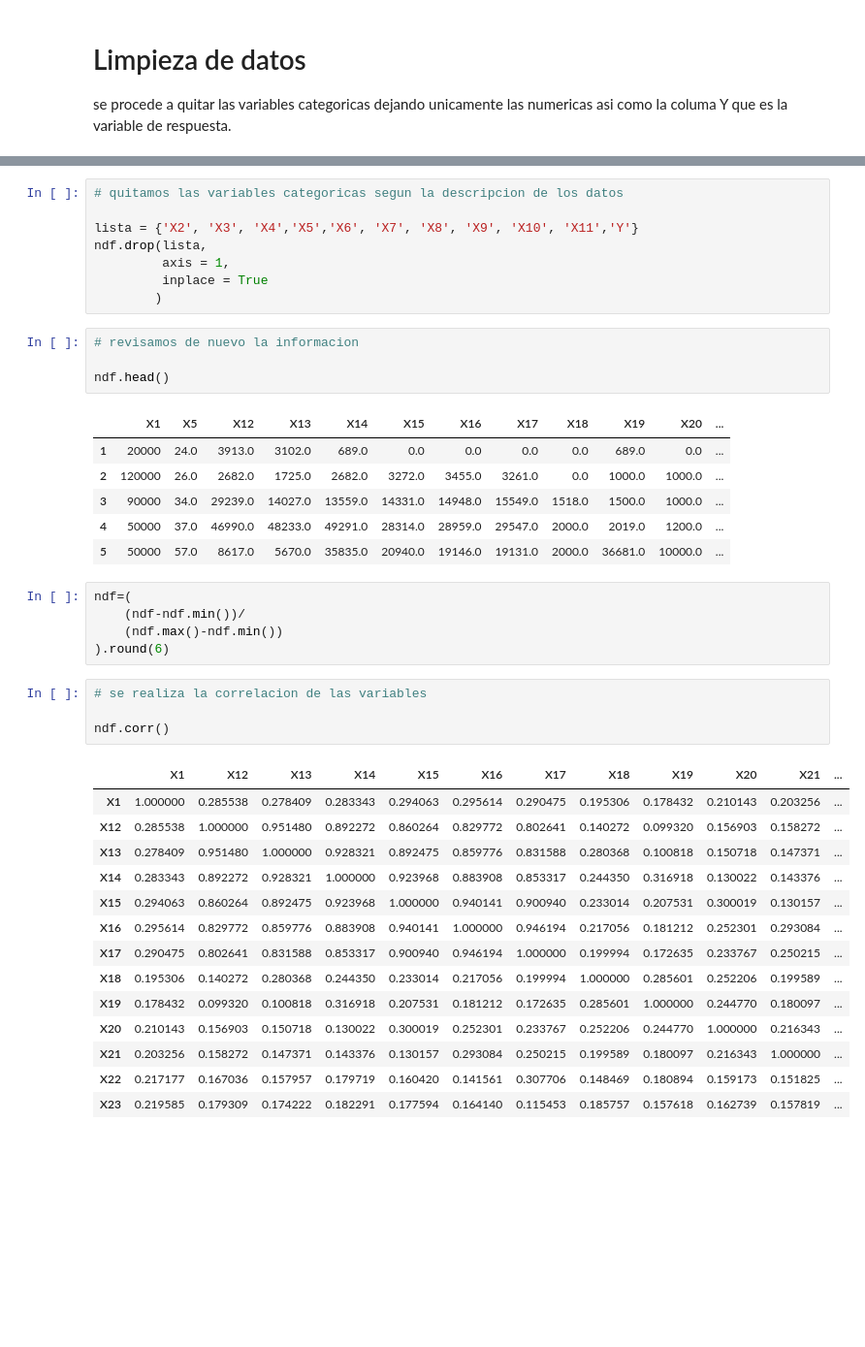
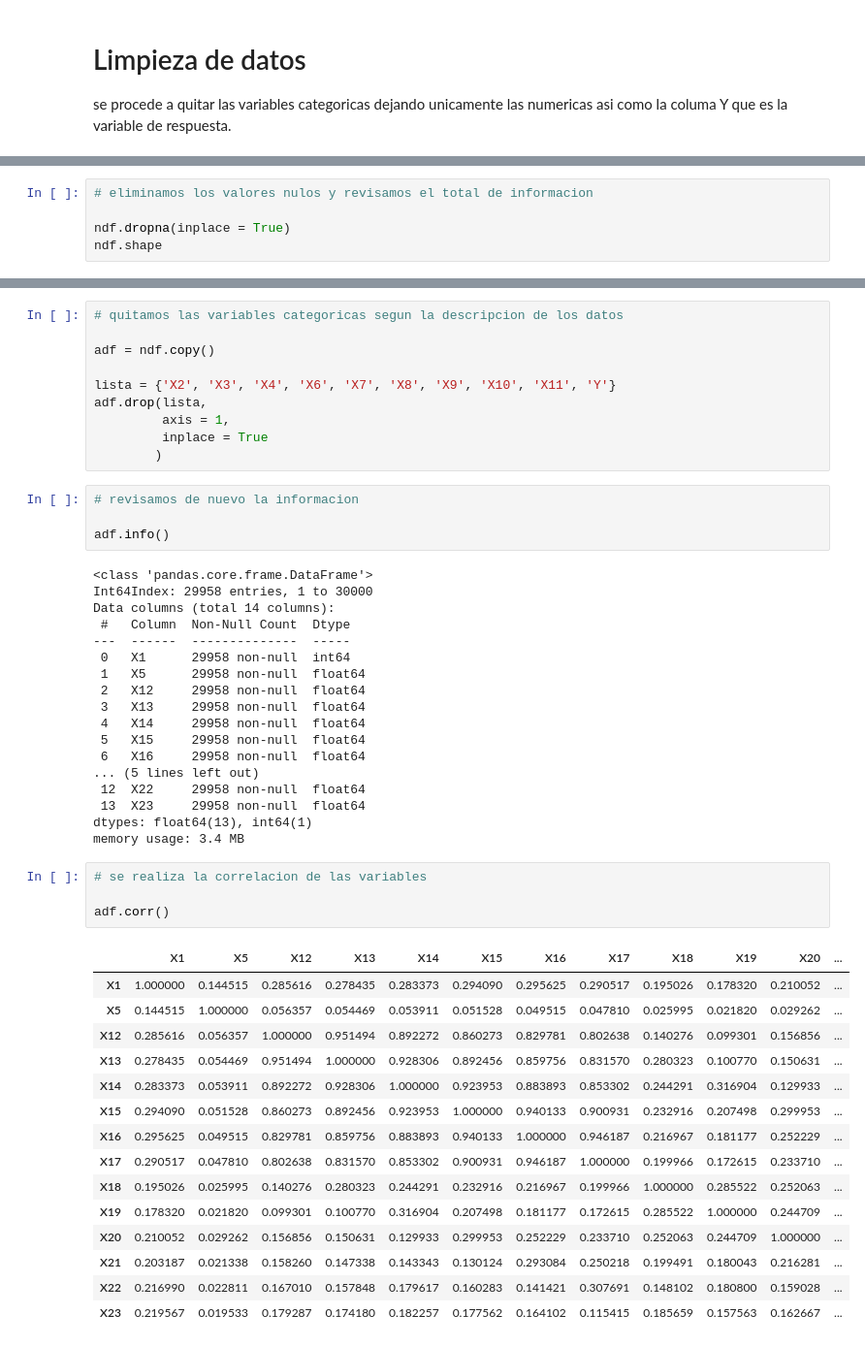
Before and after one commit to PosgradoMNA/actividades-del-projecto-equipo-46, a Jupyter notebook: Actividad_Semana_4.ipynb, the cells around one changed output, grey strips where cells are left out. Shown: that part at 97% size. Drawn from its saved outputs; the diff is of its cells as text; blank space fills up the shorter version.

```diff
--- a/Actividad_Semana_4.ipynb
+++ b/Actividad_Semana_4.ipynb
@@ -71,0 +99,5 @@ Index(['X1', 'X2', 'X3', 'X4', 'X5', 'X6', 'X7', 'X8', 'X9', 'X10', 'X11',
+# %%
+# eliminamos los valores nulos y revisamos el total de informacion
+
+ndf.dropna(inplace = True)
+ndf.shape
@@ -72,46 +118,55 @@ Index(['X1', 'X2', 'X3', 'X4', 'X5', 'X6', 'X7', 'X8', 'X9', 'X10', 'X11',
 # %%
 # quitamos las variables categoricas segun la descripcion de los datos
 
-lista = {'X2', 'X3', 'X4','X5','X6', 'X7', 'X8', 'X9', 'X10', 'X11','Y'}
-ndf.drop(lista,
+adf = ndf.copy()
+
+lista = {'X2', 'X3', 'X4', 'X6', 'X7', 'X8', 'X9', 'X10', 'X11', 'Y'}
+adf.drop(lista,
          axis = 1,
          inplace = True
         )
 # %%
 # revisamos de nuevo la informacion
 
-ndf.head()
+adf.info()
 # %% [output]
-|  | X1 | X5 | X12 | X13 | X14 | X15 | X16 | X17 | X18 | X19 | X20 | ... |
-| 1 | 20000 | 24.0 | 3913.0 | 3102.0 | 689.0 | 0.0 | 0.0 | 0.0 | 0.0 | 689.0 | 0.0 | ... |
-| 2 | 120000 | 26.0 | 2682.0 | 1725.0 | 2682.0 | 3272.0 | 3455.0 | 3261.0 | 0.0 | 1000.0 | 1000.0 | ... |
-| 3 | 90000 | 34.0 | 29239.0 | 14027.0 | 13559.0 | 14331.0 | 14948.0 | 15549.0 | 1518.0 | 1500.0 | 1000.0 | ... |
-| 4 | 50000 | 37.0 | 46990.0 | 48233.0 | 49291.0 | 28314.0 | 28959.0 | 29547.0 | 2000.0 | 2019.0 | 1200.0 | ... |
-| 5 | 50000 | 57.0 | 8617.0 | 5670.0 | 35835.0 | 20940.0 | 19146.0 | 19131.0 | 2000.0 | 36681.0 | 10000.0 | ... |
+<class 'pandas.core.frame.DataFrame'>
+Int64Index: 29958 entries, 1 to 30000
+Data columns (total 14 columns):
+ #   Column  Non-Null Count  Dtype
+---  ------  --------------  -----
+ 0   X1      29958 non-null  int64
+ 1   X5      29958 non-null  float64
+ 2   X12     29958 non-null  float64
+ 3   X13     29958 non-null  float64
+ 4   X14     29958 non-null  float64
+ 5   X15     29958 non-null  float64
+ 6   X16     29958 non-null  float64
+... (5 lines left out)
+ 12  X22     29958 non-null  float64
+ 13  X23     29958 non-null  float64
+dtypes: float64(13), int64(1)
+memory usage: 3.4 MB
-# %%
-ndf=(
-    (ndf-ndf.min())/
-    (ndf.max()-ndf.min())
-).round(6)
 # %%
 # se realiza la correlacion de las variables
 
-ndf.corr()
+adf.corr()
 # %% [output]
-|  | X1 | X12 | X13 | X14 | X15 | X16 | X17 | X18 | X19 | X20 | X21 | ... |
-| X1 | 1.000000 | 0.285538 | 0.278409 | 0.283343 | 0.294063 | 0.295614 | 0.290475 | 0.195306 | 0.178432 | 0.210143 | 0.203256 | ... |
-| X12 | 0.285538 | 1.000000 | 0.951480 | 0.892272 | 0.860264 | 0.829772 | 0.802641 | 0.140272 | 0.099320 | 0.156903 | 0.158272 | ... |
-| X13 | 0.278409 | 0.951480 | 1.000000 | 0.928321 | 0.892475 | 0.859776 | 0.831588 | 0.280368 | 0.100818 | 0.150718 | 0.147371 | ... |
-| X14 | 0.283343 | 0.892272 | 0.928321 | 1.000000 | 0.923968 | 0.883908 | 0.853317 | 0.244350 | 0.316918 | 0.130022 | 0.143376 | ... |
-| X15 | 0.294063 | 0.860264 | 0.892475 | 0.923968 | 1.000000 | 0.940141 | 0.900940 | 0.233014 | 0.207531 | 0.300019 | 0.130157 | ... |
-| X16 | 0.295614 | 0.829772 | 0.859776 | 0.883908 | 0.940141 | 1.000000 | 0.946194 | 0.217056 | 0.181212 | 0.252301 | 0.293084 | ... |
-| X17 | 0.290475 | 0.802641 | 0.831588 | 0.853317 | 0.900940 | 0.946194 | 1.000000 | 0.199994 | 0.172635 | 0.233767 | 0.250215 | ... |
-| X18 | 0.195306 | 0.140272 | 0.280368 | 0.244350 | 0.233014 | 0.217056 | 0.199994 | 1.000000 | 0.285601 | 0.252206 | 0.199589 | ... |
-| X19 | 0.178432 | 0.099320 | 0.100818 | 0.316918 | 0.207531 | 0.181212 | 0.172635 | 0.285601 | 1.000000 | 0.244770 | 0.180097 | ... |
-| X20 | 0.210143 | 0.156903 | 0.150718 | 0.130022 | 0.300019 | 0.252301 | 0.233767 | 0.252206 | 0.244770 | 1.000000 | 0.216343 | ... |
-| X21 | 0.203256 | 0.158272 | 0.147371 | 0.143376 | 0.130157 | 0.293084 | 0.250215 | 0.199589 | 0.180097 | 0.216343 | 1.000000 | ... |
-| X22 | 0.217177 | 0.167036 | 0.157957 | 0.179719 | 0.160420 | 0.141561 | 0.307706 | 0.148469 | 0.180894 | 0.159173 | 0.151825 | ... |
-| X23 | 0.219585 | 0.179309 | 0.174222 | 0.182291 | 0.177594 | 0.164140 | 0.115453 | 0.185757 | 0.157618 | 0.162739 | 0.157819 | ... |
+|  | X1 | X5 | X12 | X13 | X14 | X15 | X16 | X17 | X18 | X19 | X20 | ... |
+| X1 | 1.000000 | 0.144515 | 0.285616 | 0.278435 | 0.283373 | 0.294090 | 0.295625 | 0.290517 | 0.195026 | 0.178320 | 0.210052 | ... |
+| X5 | 0.144515 | 1.000000 | 0.056357 | 0.054469 | 0.053911 | 0.051528 | 0.049515 | 0.047810 | 0.025995 | 0.021820 | 0.029262 | ... |
+| X12 | 0.285616 | 0.056357 | 1.000000 | 0.951494 | 0.892272 | 0.860273 | 0.829781 | 0.802638 | 0.140276 | 0.099301 | 0.156856 | ... |
+| X13 | 0.278435 | 0.054469 | 0.951494 | 1.000000 | 0.928306 | 0.892456 | 0.859756 | 0.831570 | 0.280323 | 0.100770 | 0.150631 | ... |
+| X14 | 0.283373 | 0.053911 | 0.892272 | 0.928306 | 1.000000 | 0.923953 | 0.883893 | 0.853302 | 0.244291 | 0.316904 | 0.129933 | ... |
+| X15 | 0.294090 | 0.051528 | 0.860273 | 0.892456 | 0.923953 | 1.000000 | 0.940133 | 0.900931 | 0.232916 | 0.207498 | 0.299953 | ... |
+| X16 | 0.295625 | 0.049515 | 0.829781 | 0.859756 | 0.883893 | 0.940133 | 1.000000 | 0.946187 | 0.216967 | 0.181177 | 0.252229 | ... |
+| X17 | 0.290517 | 0.047810 | 0.802638 | 0.831570 | 0.853302 | 0.900931 | 0.946187 | 1.000000 | 0.199966 | 0.172615 | 0.233710 | ... |
+| X18 | 0.195026 | 0.025995 | 0.140276 | 0.280323 | 0.244291 | 0.232916 | 0.216967 | 0.199966 | 1.000000 | 0.285522 | 0.252063 | ... |
+| X19 | 0.178320 | 0.021820 | 0.099301 | 0.100770 | 0.316904 | 0.207498 | 0.181177 | 0.172615 | 0.285522 | 1.000000 | 0.244709 | ... |
+| X20 | 0.210052 | 0.029262 | 0.156856 | 0.150631 | 0.129933 | 0.299953 | 0.252229 | 0.233710 | 0.252063 | 0.244709 | 1.000000 | ... |
+| X21 | 0.203187 | 0.021338 | 0.158260 | 0.147338 | 0.143343 | 0.130124 | 0.293084 | 0.250218 | 0.199491 | 0.180043 | 0.216281 | ... |
+| X22 | 0.216990 | 0.022811 | 0.167010 | 0.157848 | 0.179617 | 0.160283 | 0.141421 | 0.307691 | 0.148102 | 0.180800 | 0.159028 | ... |
+| X23 | 0.219567 | 0.019533 | 0.179287 | 0.174180 | 0.182257 | 0.177562 | 0.164102 | 0.115415 | 0.185659 | 0.157563 | 0.162667 | ... |
 # %%
 # para visualizar mejor la correlacion
 
```
Also changed, not shown: parts of 15 cells of this notebook.
